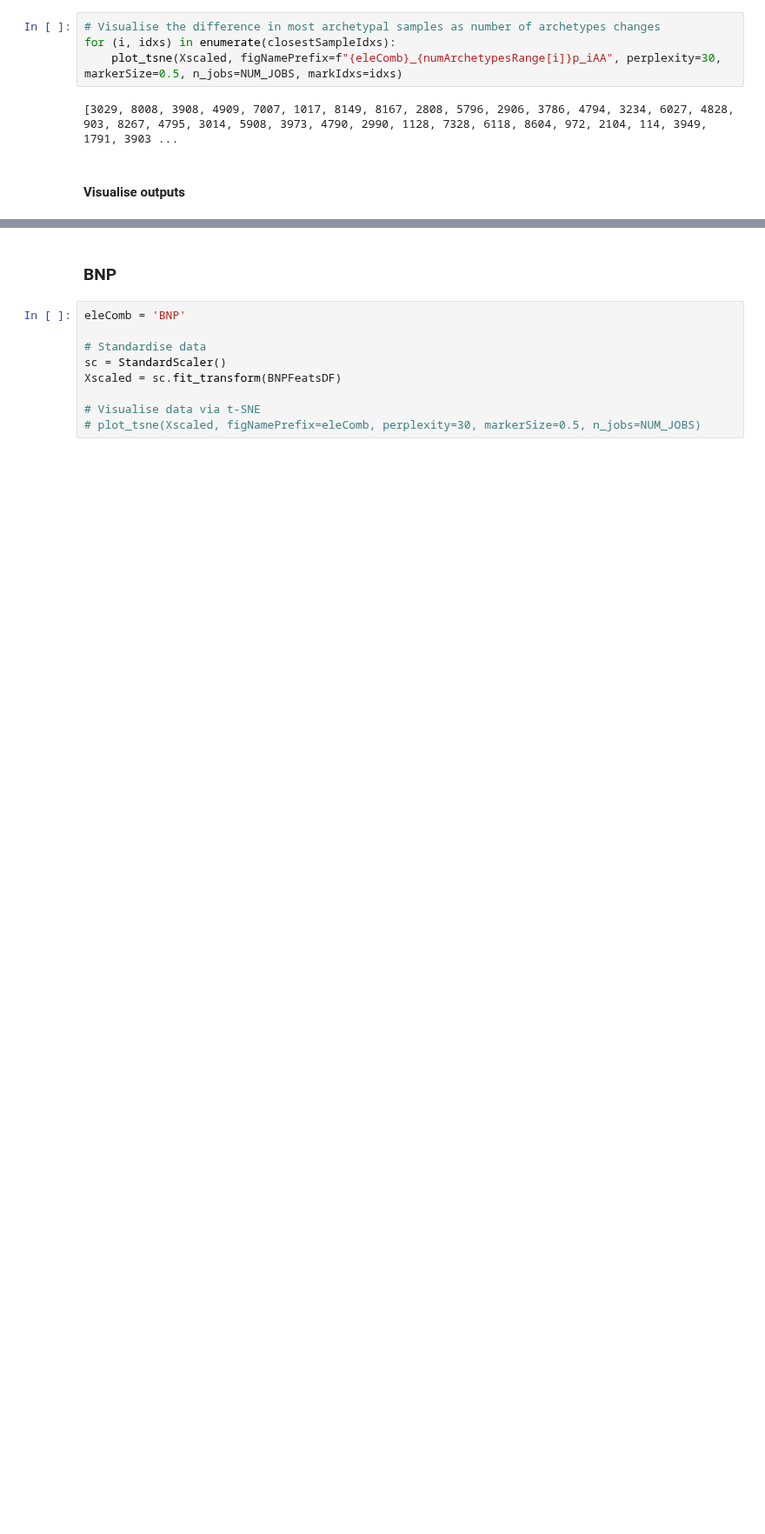
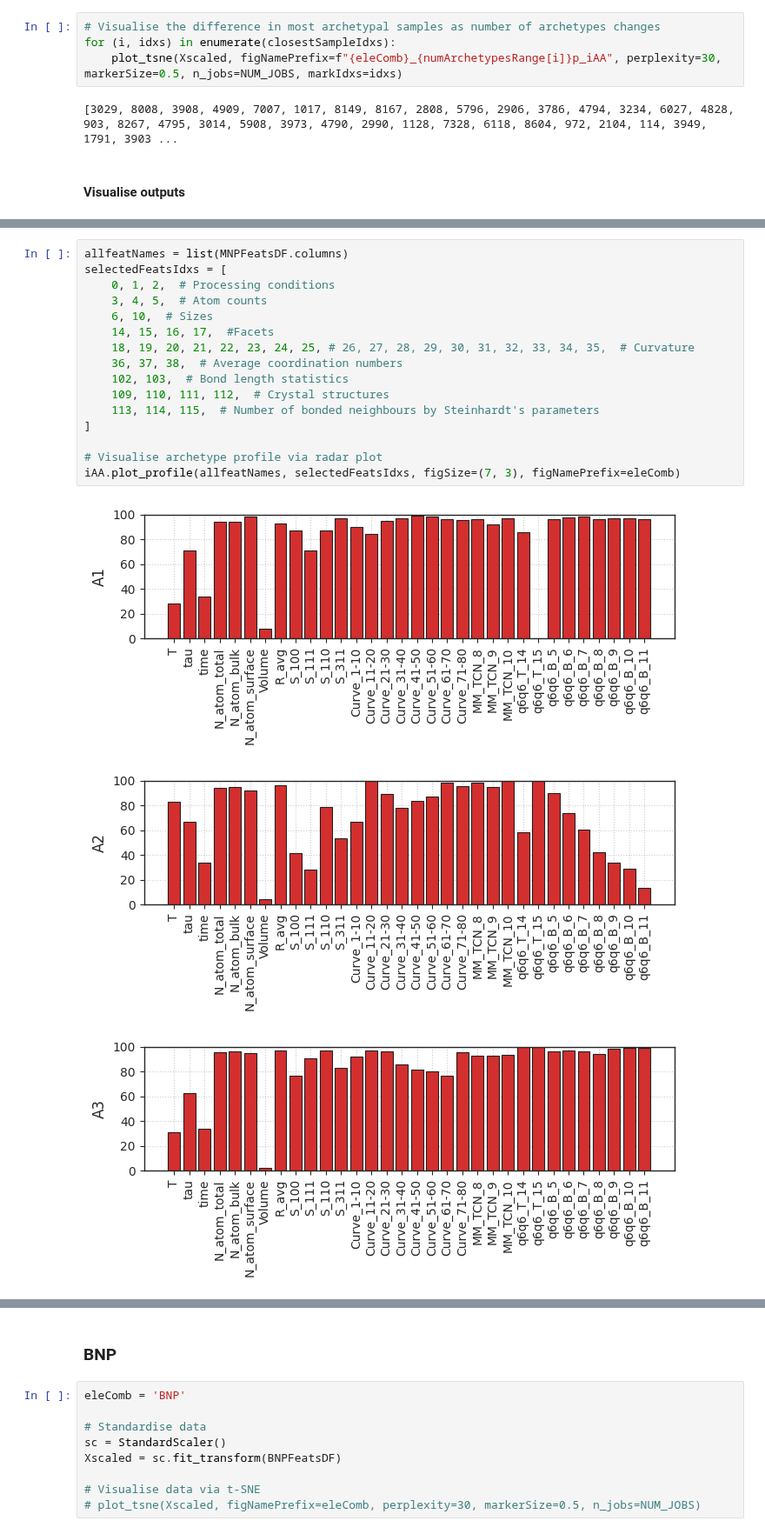
Before and after one commit to Jon-Ting/iterative-archetypal-analysis, a Jupyter notebook: IAA_BNP.ipynb, the cells around one changed output, grey strips where cells are left out. Shown at 87% size. Saved outputs shown, nothing was run; the diff lists cells and outputs as text; blank space fills up the shorter version.

```diff
--- a/IAA_BNP.ipynb
+++ b/IAA_BNP.ipynb
@@ -500,0 +583,20 @@ iAA.plot_radar_profile(feature_cols=featNames, Title='Radar plot of archetype pr
+# %%
+allfeatNames = list(MNPFeatsDF.columns)
+selectedFeatsIdxs = [
+    0, 1, 2,  # Processing conditions
+    3, 4, 5,  # Atom counts
+    6, 10,  # Sizes
+    14, 15, 16, 17,  #Facets
+    18, 19, 20, 21, 22, 23, 24, 25, # 26, 27, 28, 29, 30, 31, 32, 33, 34, 35,  # Curvature
+    36, 37, 38,  # Average coordination numbers
+    102, 103,  # Bond length statistics
+    109, 110, 111, 112,  # Crystal structures
+    113, 114, 115,  # Number of bonded neighbours by Steinhardt's parameters
+]
+
+# Visualise archetype profile via radar plot
+iAA.plot_profile(allfeatNames, selectedFeatsIdxs, figSize=(7, 3), figNamePrefix=eleComb)
+# %% [output]
+[figure, added]
+[figure, added]
+[figure, added]
```
Also changed, not shown: parts of 18 cells of this notebook, 3 other files.
